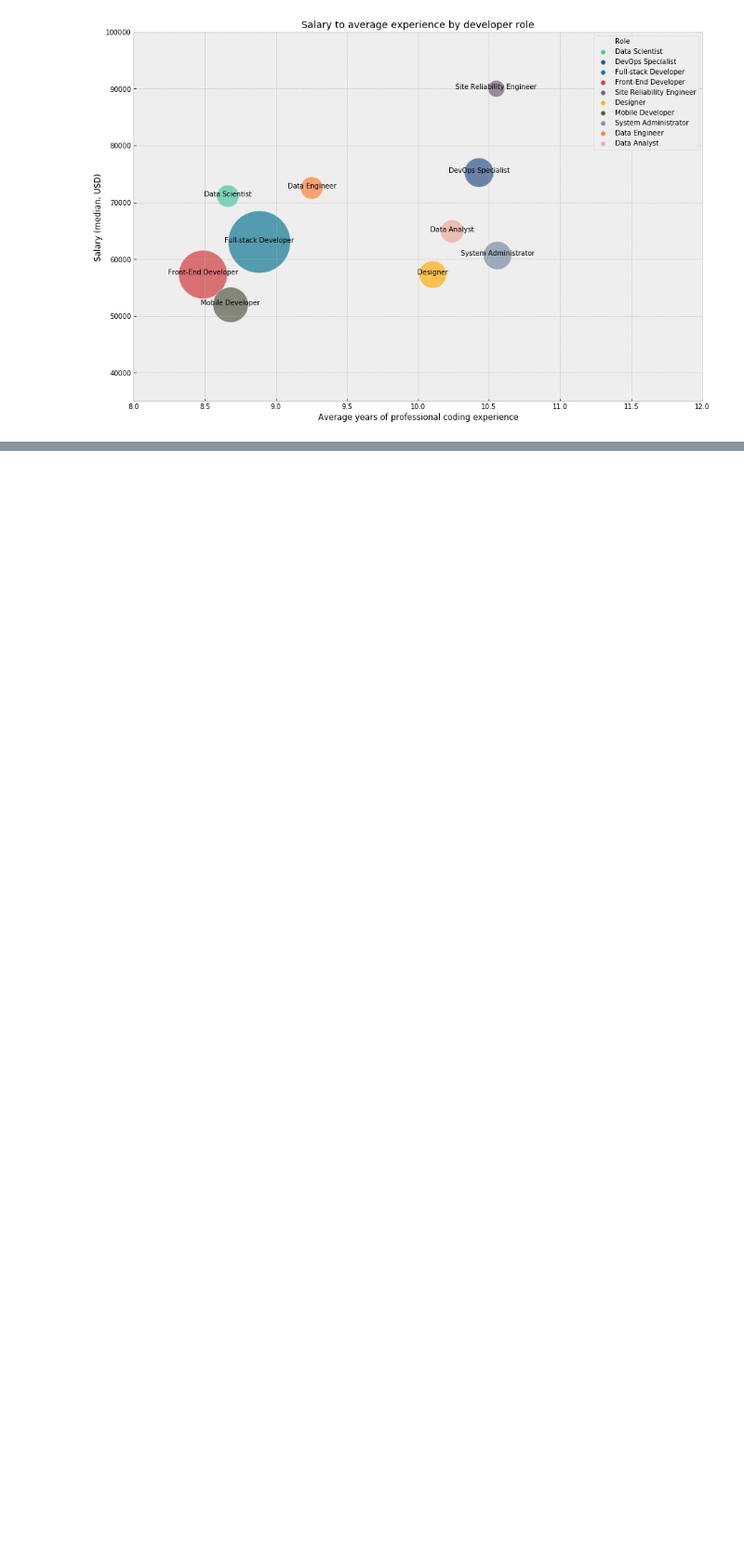
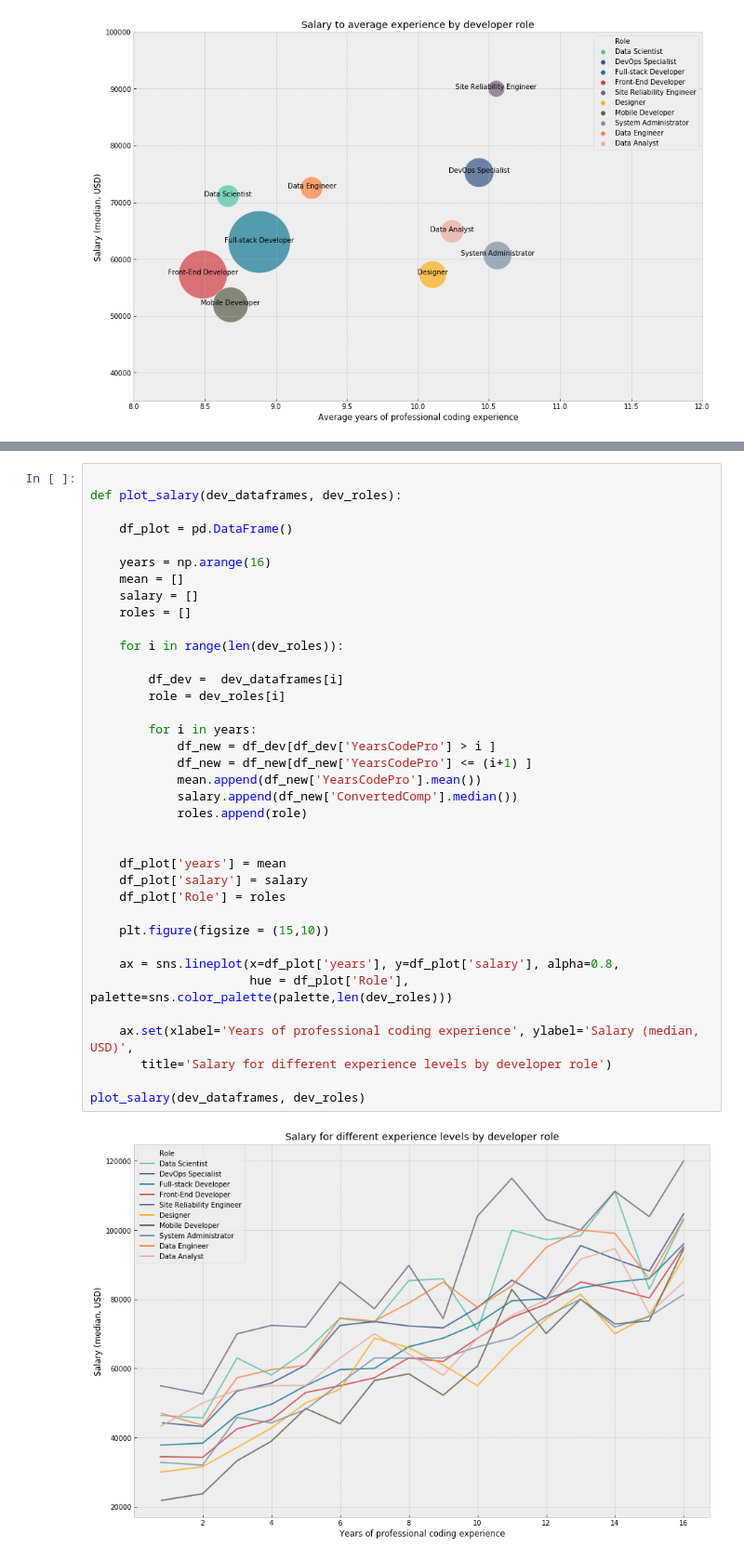
Before and after one commit to leedah/data-scientists-stackoverflow-analysis, a Jupyter notebook: Stackoverflow 2019 Survey.ipynb, the cells around one changed output, grey strips where cells are left out. Shown at 93% size. Saved outputs shown, nothing was run; the diff lists cells and outputs as text; blank space fills up the shorter version.

Commit message:
Line plots of salary to years of experience by dev type

```diff
--- a/Stackoverflow 2019 Survey.ipynb
+++ b/Stackoverflow 2019 Survey.ipynb
@@ -899,0 +915,39 @@ for line in range(0, salary_df.shape[0]):
+# %%
+
+def plot_salary(dev_dataframes, dev_roles):
+
+    df_plot = pd.DataFrame()
+
+    years = np.arange(16)
+    mean = []
+    salary = []
+    roles = []
+
+    for i in range(len(dev_roles)):
+
+        df_dev =  dev_dataframes[i]
+        role = dev_roles[i]
+
+        for i in years:
+            df_new = df_dev[df_dev['YearsCodePro'] > i ]
+            df_new = df_new[df_new['YearsCodePro'] <= (i+1) ]
+            mean.append(df_new['YearsCodePro'].mean())
+            salary.append(df_new['ConvertedComp'].median())
+            roles.append(role)
+
+
+    df_plot['years'] = mean
+    df_plot['salary'] = salary
+    df_plot['Role'] = roles
+
+    plt.figure(figsize = (15,10))
+
+    ax = sns.lineplot(x=df_plot['years'], y=df_plot['salary'], alpha=0.8,
+                      hue = df_plot['Role'], palette=sns.color_palette(palette,len(dev_roles)))
+
+    ax.set(xlabel='Years of professional coding experience', ylabel='Salary (median, USD)',
+       title='Salary for different experience levels by developer role')
+
+plot_salary(dev_dataframes, dev_roles)
+# %% [output]
+[figure, added]
```
Also changed, not shown: parts of 10 cells of this notebook.
